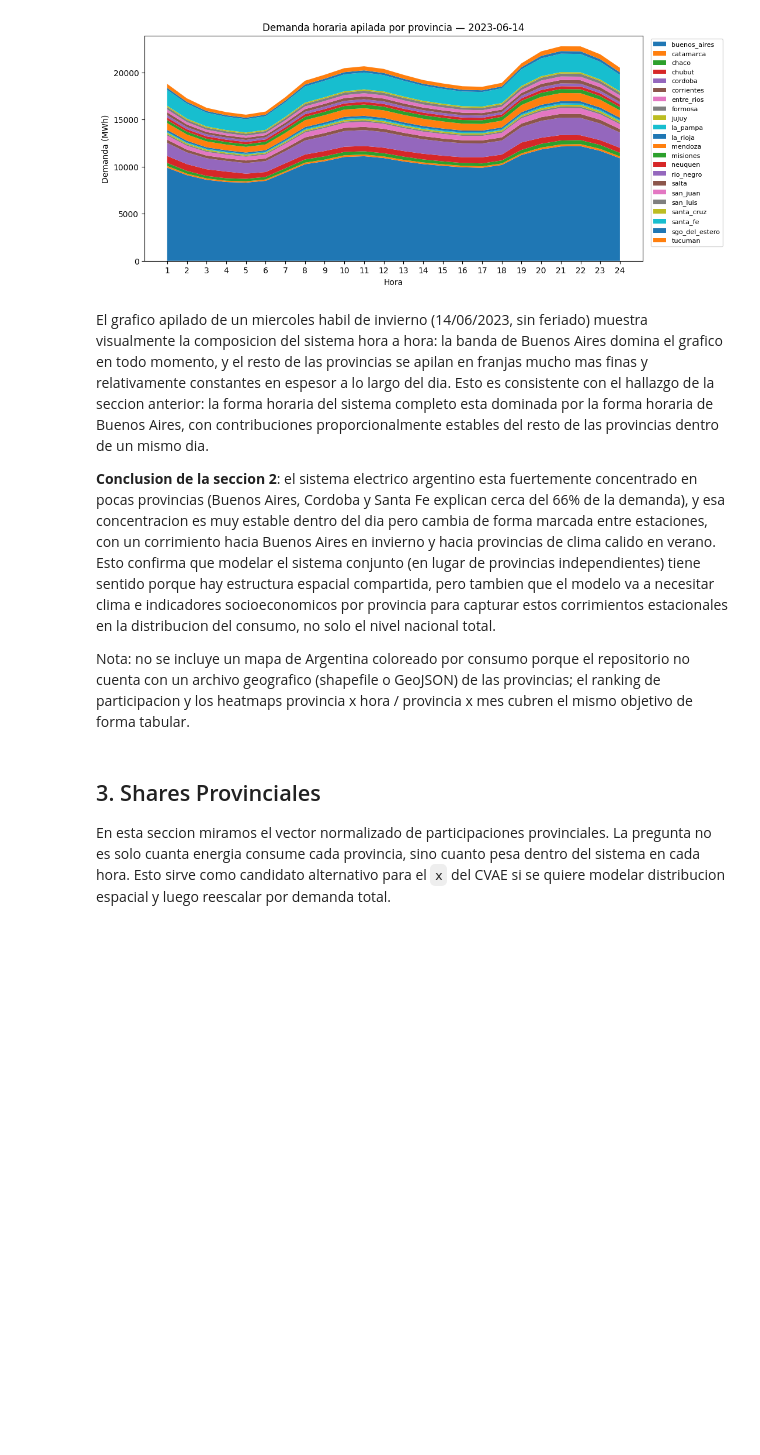
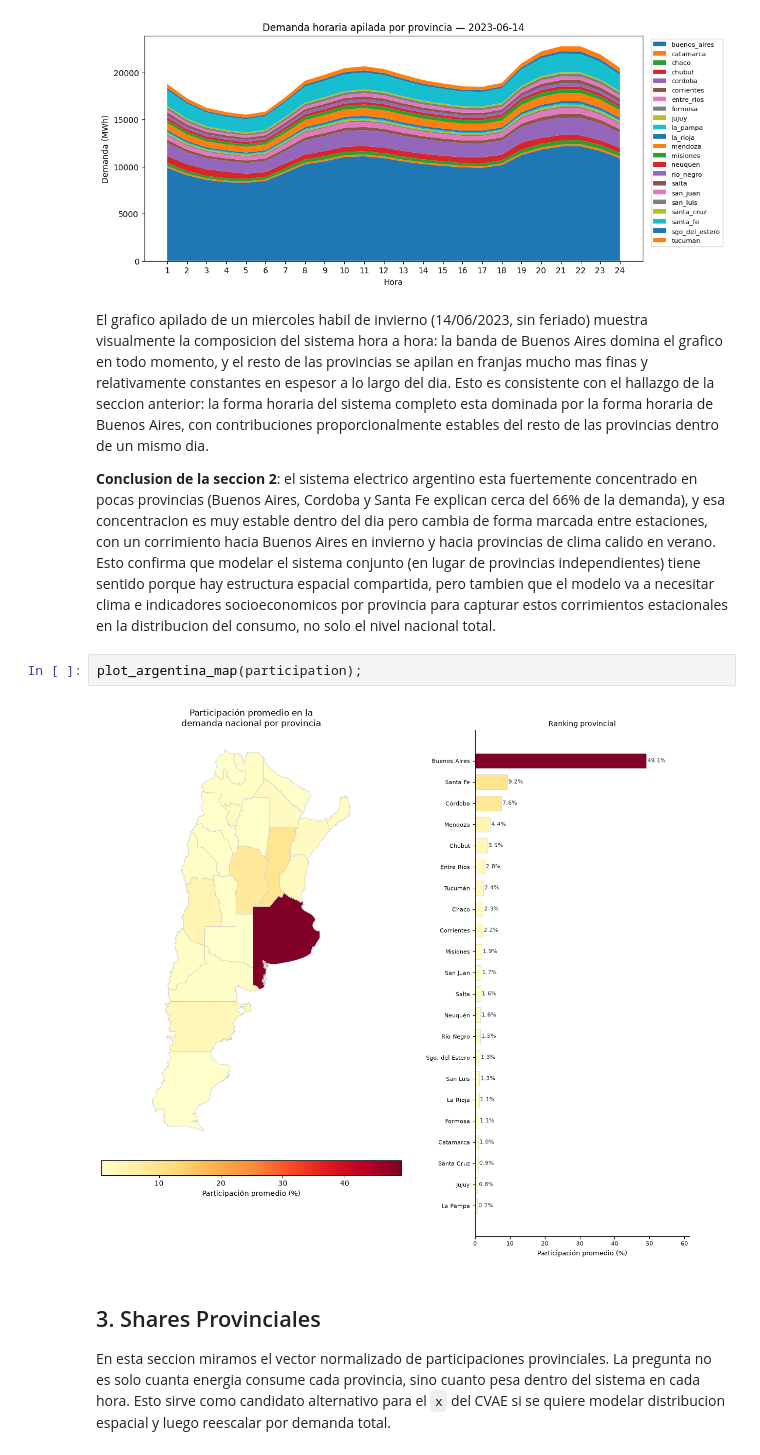
Before and after one commit to biancapaz/tp_final_ml, a Jupyter notebook: provincias/notebooks/eda_provincial.ipynb, the cells around one changed output. Drawn from its saved outputs; the diff is of its cells as text; blank space fills up the shorter version.

```diff
--- a/provincias/notebooks/eda_provincial.ipynb
+++ b/provincias/notebooks/eda_provincial.ipynb
@@ -232,8 +233,10 @@ plot_typical_day_stacked_area(hourly_demand, "2023-06-14");
 El grafico apilado de un miercoles habil de invierno (14/06/2023, sin feriado) muestra visualmente la composicion del sistema hora a hora: la banda de Buenos Aires domina el grafico en todo momento, y el resto de las provincias se apilan en franjas mucho mas finas y relativamente constantes en espesor a lo largo del dia. Esto es consistente con el hallazgo de la seccion anterior: la forma horaria del sistema completo esta dominada por la forma horaria de Buenos Aires, con contribuciones proporcionalmente estables del resto de las provincias dentro de un mismo dia.
 
 **Conclusion de la seccion 2**: el sistema electrico argentino esta fuertemente concentrado en pocas provincias (Buenos Aires, Cordoba y Santa Fe explican cerca del 66% de la demanda), y esa concentracion es muy estable dentro del dia pero cambia de forma marcada entre estaciones, con un corrimiento hacia Buenos Aires en invierno y hacia provincias de clima calido en verano. Esto confirma que modelar el sistema conjunto (en lugar de provincias independientes) tiene sentido porque hay estructura espacial compartida, pero tambien que el modelo va a necesitar clima e indicadores socioeconomicos por provincia para capturar estos corrimientos estacionales en la distribucion del consumo, no solo el nivel nacional total.
-
-Nota: no se incluye un mapa de Argentina coloreado por consumo porque el repositorio no cuenta con un archivo geografico (shapefile o GeoJSON) de las provincias; el ranking de participacion y los heatmaps provincia x hora / provincia x mes cubren el mismo objetivo de forma tabular.
+# %%
+plot_argentina_map(participation);
+# %% [output]
+[figure, added]
 # %% [markdown]
 ## 3. Shares Provinciales
 
```
Also changed, not shown: parts of 1 cell of this notebook, 4 other files.
